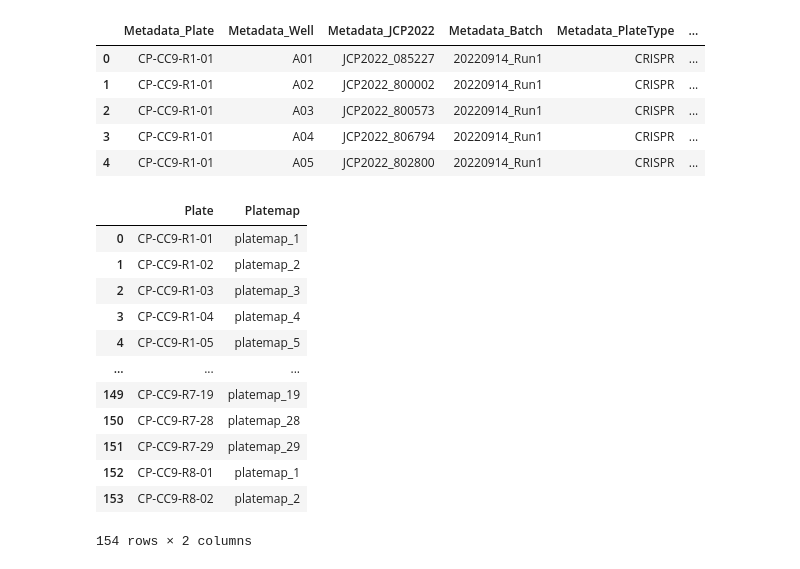
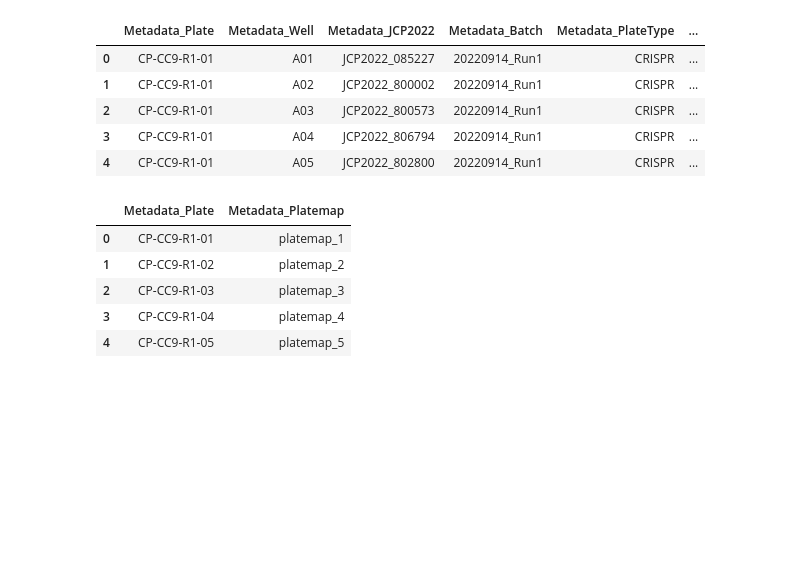
Before and after one commit to jump-cellpainting/2024_Chandrasekaran_Morphmap, a Jupyter notebook: 04.create-visualization/00.1.create-circos-plot-crispr.ipynb, the cells around one changed output. Drawn from its saved outputs; the diff is of its cells as text; code cells hidden in the pictures; blank space fills up the shorter version.

```diff
--- a/04.create-visualization/00.1.create-circos-plot-crispr.ipynb
+++ b/04.create-visualization/00.1.create-circos-plot-crispr.ipynb
@@ -28,7 +27,7 @@ crispr_metadata = (
     .merge(crispr, on="Metadata_JCP2022", how="left")
     .sort_values(by=["Metadata_Plate", "Metadata_Well"])
     .reset_index(drop=True)
-    .replace({"TARGET2"})
+    .replace({"TARGET2": "Target2"})
 )
 
 crispr_metadata.head()
@@ -40,25 +39,20 @@ crispr_metadata.head()
 | 3 | CP-CC9-R1-01 | A04 | JCP2022_806794 | 20220914_Run1 | CRISPR | ... |
 | 4 | CP-CC9-R1-01 | A05 | JCP2022_802800 | 20220914_Run1 | CRISPR | ... |
 # %%
+# Infer platemap for all plates
+
 platemap_df = utils.infer_platemap(
     crispr_metadata.rename(
         columns={"Metadata_Symbol": "Symbol", "Metadata_Plate": "Plate"}
     )
-)
+).rename(columns={"Platemap": "Metadata_Platemap", "Plate": "Metadata_Plate"})
 
-platemap_df
+platemap_df.head()
 # %% [output]
-|  | Plate | Platemap |
+|  | Metadata_Plate | Metadata_Platemap |
 | 0 | CP-CC9-R1-01 | platemap_1 |
 | 1 | CP-CC9-R1-02 | platemap_2 |
 | 2 | CP-CC9-R1-03 | platemap_3 |
 | 3 | CP-CC9-R1-04 | platemap_4 |
 | 4 | CP-CC9-R1-05 | platemap_5 |
-| ... | ... | ... |
-| 149 | CP-CC9-R7-19 | platemap_19 |
-| 150 | CP-CC9-R7-28 | platemap_28 |
-| 151 | CP-CC9-R7-29 | platemap_29 |
-| 152 | CP-CC9-R8-01 | platemap_1 |
-| 153 | CP-CC9-R8-02 | platemap_2 |
-154 rows × 2 columns
 # %%
```
Also changed, not shown: parts of 17 cells of this notebook, 4 other files.
